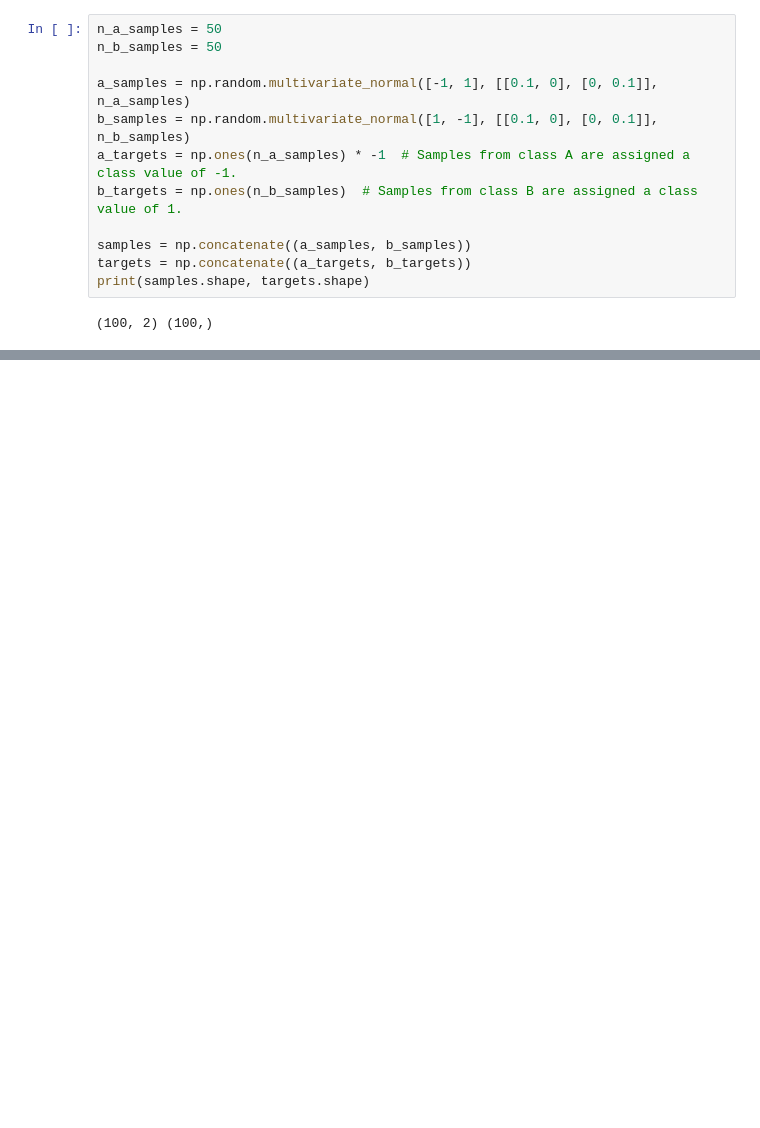
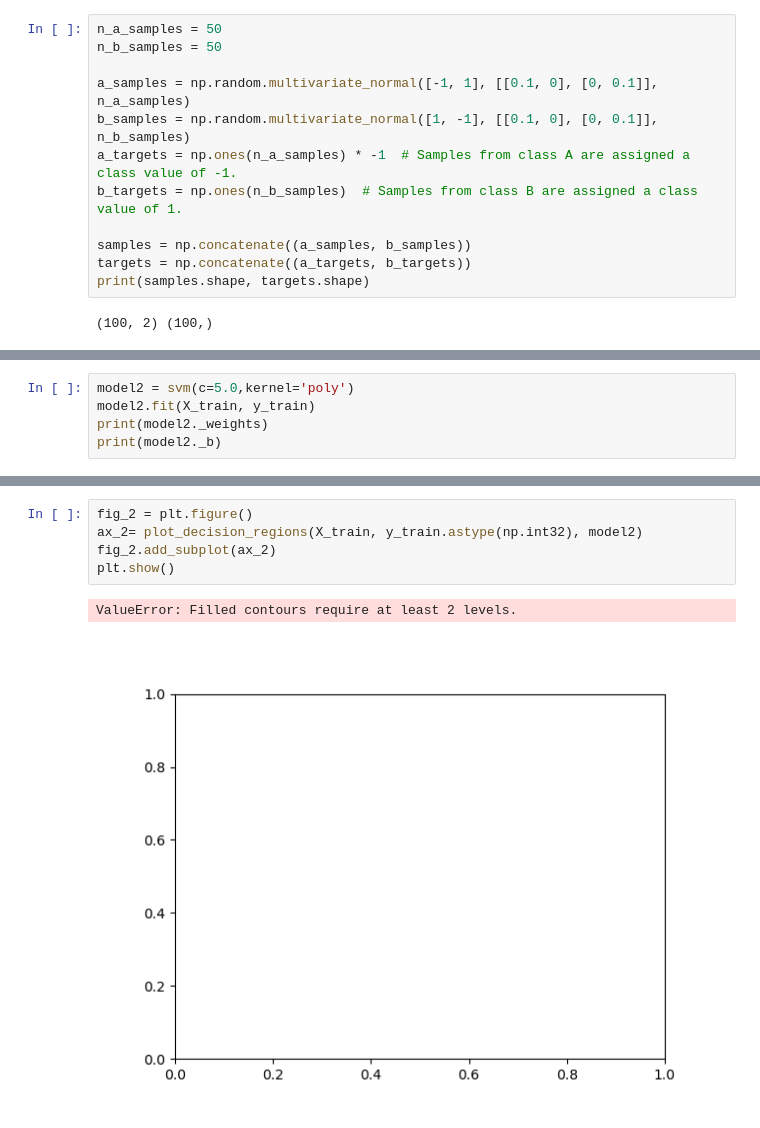
Before and after one commit to dj1095/cse6363-ml-tutorial, a Jupyter notebook: svm/smo.ipynb, the cells around one changed output, grey strips where cells are left out. Cells and saved outputs as stored; diff of their text form; blank space fills up the shorter version.

```diff
--- a/svm/smo.ipynb
+++ b/svm/smo.ipynb
@@ -291,0 +376,5 @@ intercept=[-0.00736527]
+# %%
+model2 = svm(c=5.0,kernel='poly')
+model2.fit(X_train, y_train)
+print(model2._weights)
+print(model2._b)
@@ -291,0 +391,8 @@ intercept=[-0.00736527]
+# %%
+fig_2 = plt.figure()
+ax_2= plot_decision_regions(X_train, y_train.astype(np.int32), model2)
+fig_2.add_subplot(ax_2)
+plt.show()
+# %% [output]
+ValueError: Filled contours require at least 2 levels.
+[figure, added]
```
Also changed, not shown: parts of 22 cells of this notebook.
